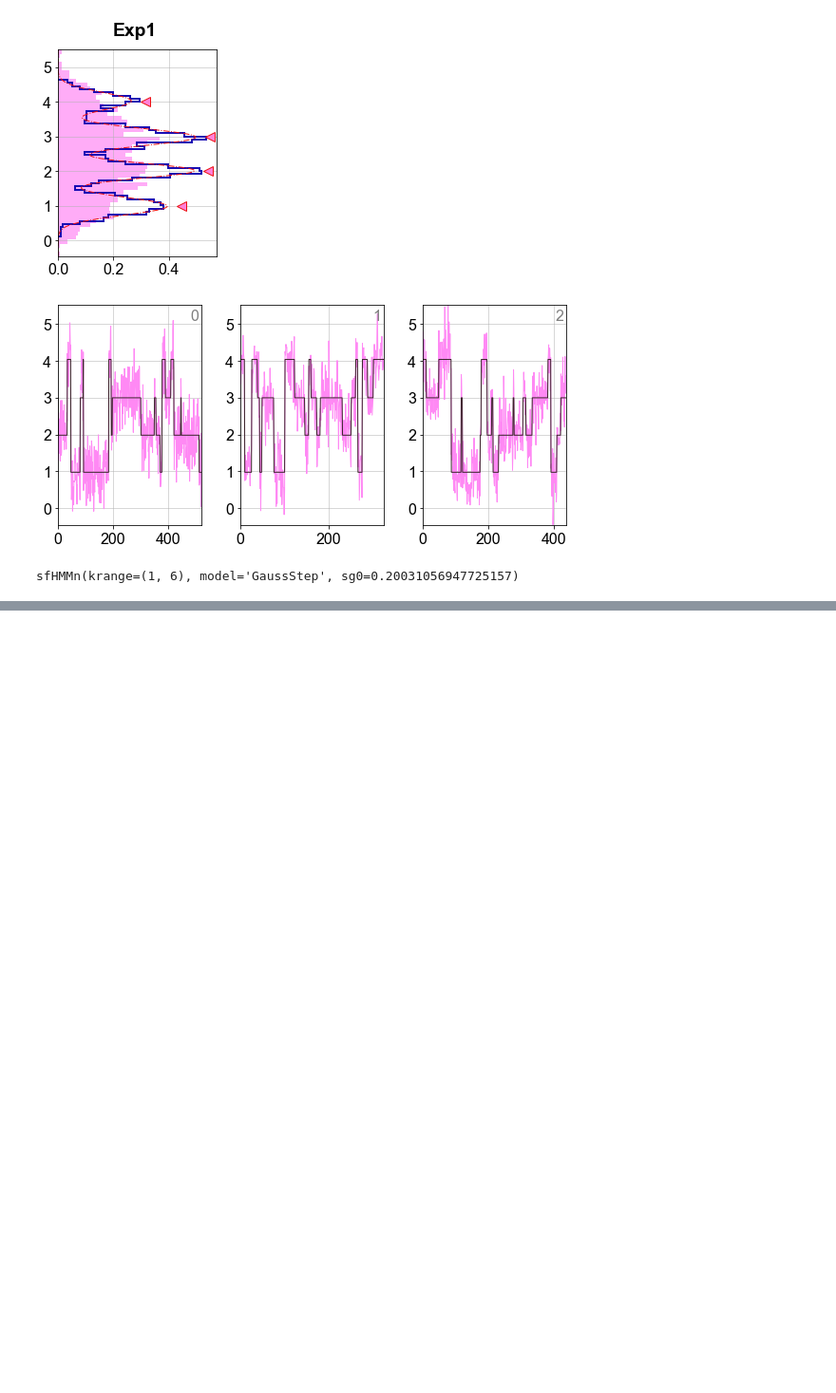
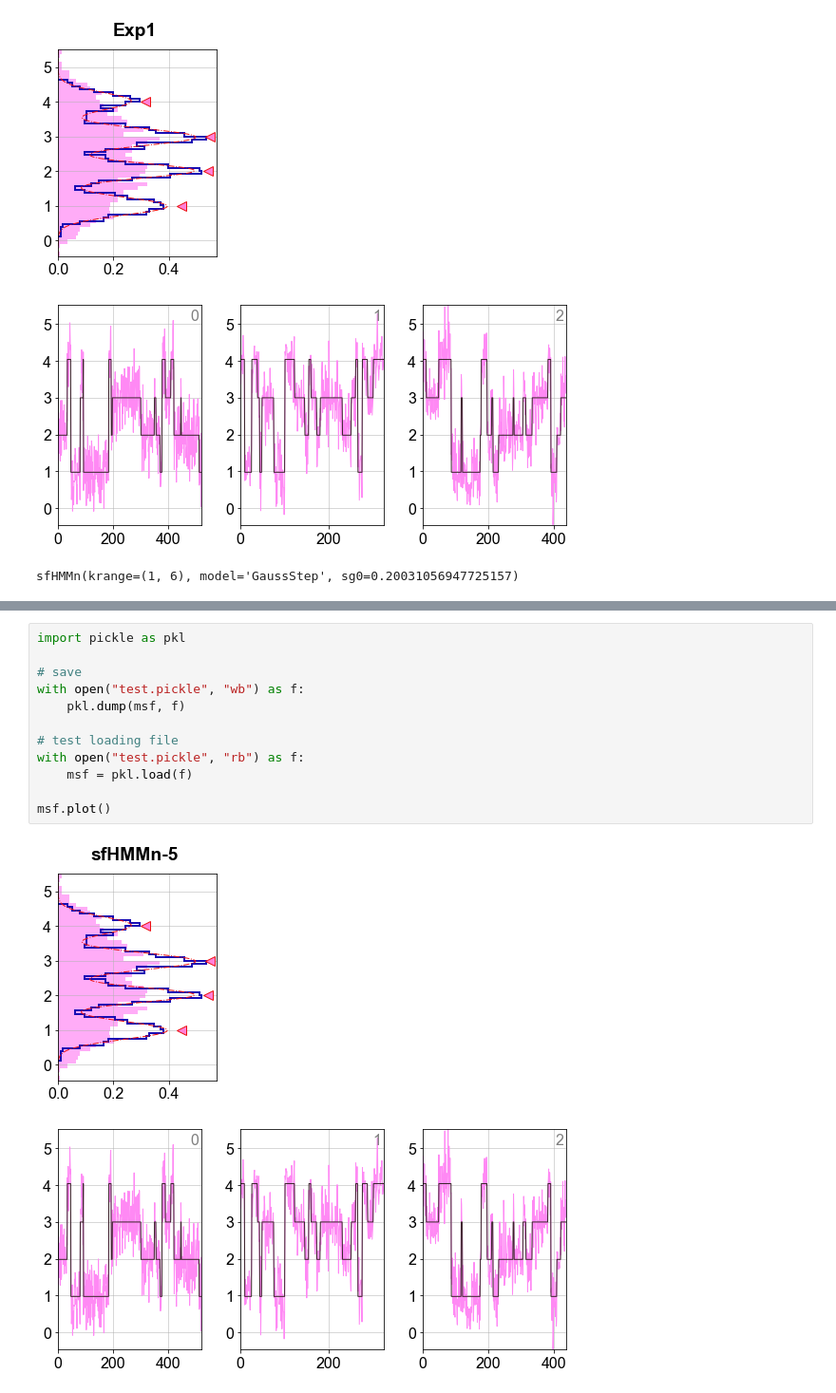
Before and after one commit to hanjinliu/sfHMM, a Jupyter notebook: example.ipynb, the cells around one changed output, grey strips where cells are left out. Shown at 95% size. Drawn from its saved outputs; the diff is of its cells as text; blank space fills up the shorter version.

```diff
--- a/example.ipynb
+++ b/example.ipynb
@@ -469,0 +469,15 @@ sfHMMn(krange=(1, 6), model='GaussStep', sg0=0.20031056947725157)
+# %%
+import pickle as pkl
+
+# save
+with open("test.pickle", "wb") as f:
+    pkl.dump(msf, f)
+
+# test loading file
+with open("test.pickle", "rb") as f:
+    msf = pkl.load(f)
+
+msf.plot()
+# %% [output]
+[figure, added]
+[figure, added]
```
Also changed, not shown: parts of 22 cells of this notebook, 3 other files.
